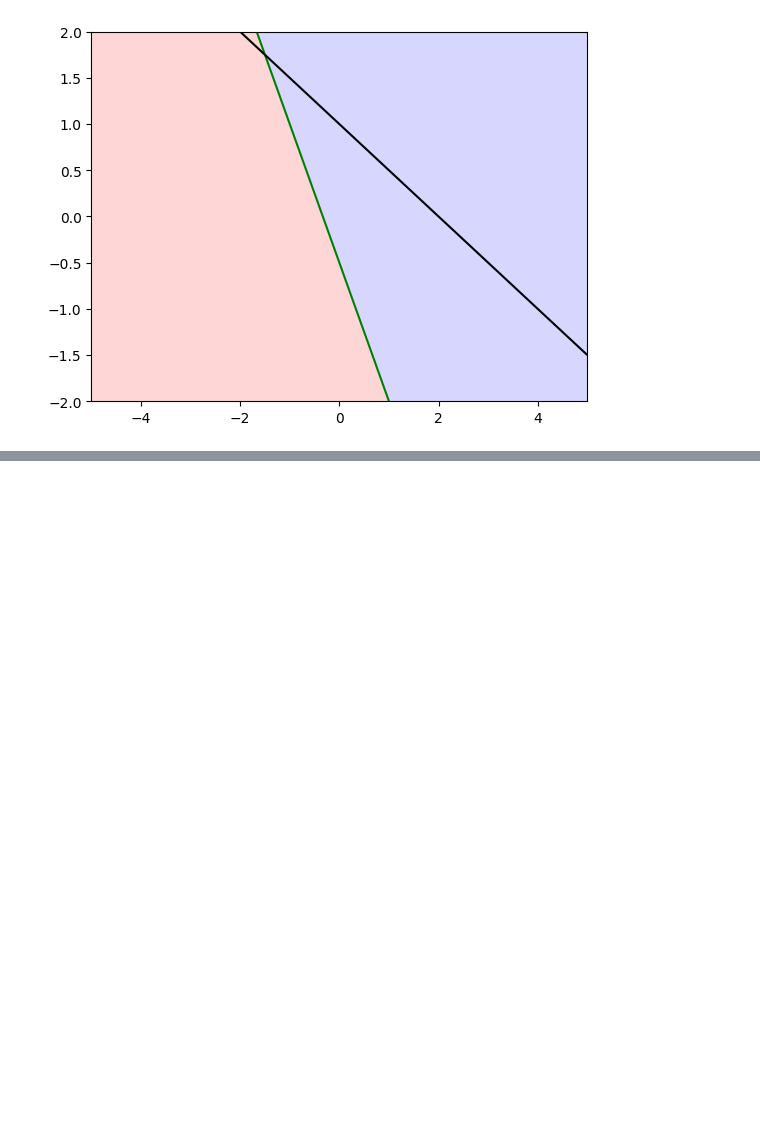
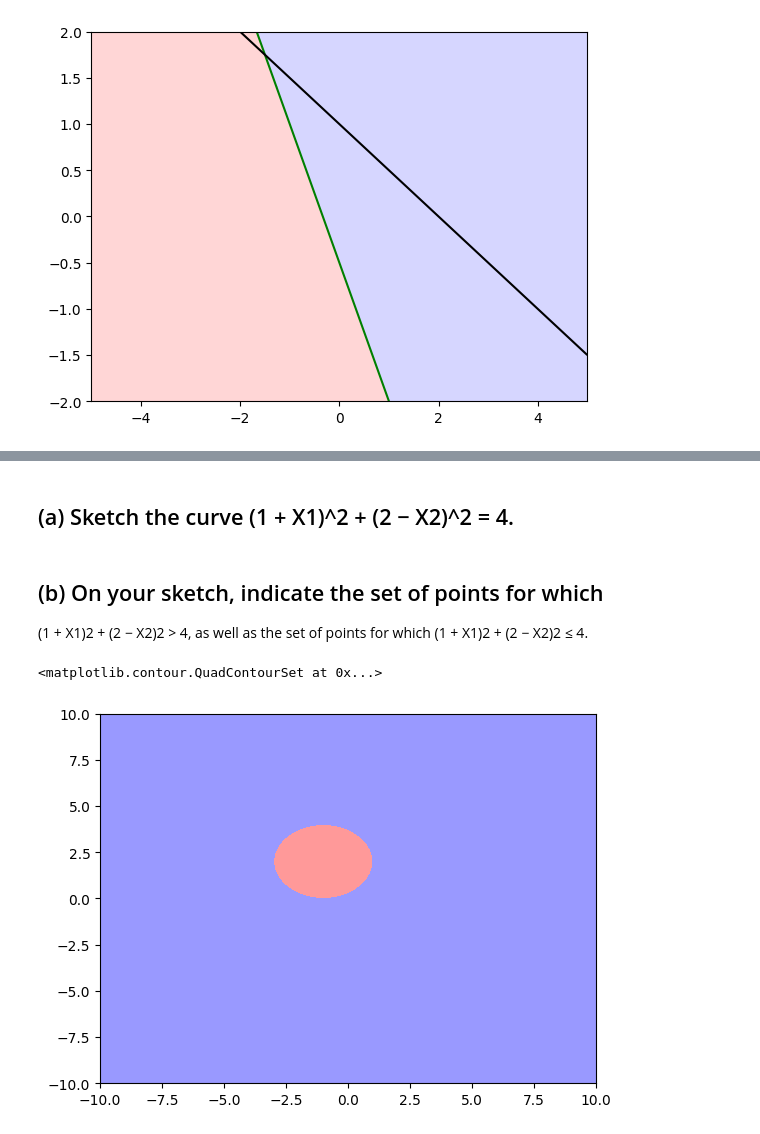
Before and after one commit to chuancao26/islp, a Jupyter notebook: exercicesSVM.ipynb, the cells around one changed output, grey strips where cells are left out. Cells and saved outputs as stored; diff of their text form; code cells hidden in the pictures; blank space fills up the shorter version.

```diff
--- a/exercicesSVM.ipynb
+++ b/exercicesSVM.ipynb
@@ -48,0 +64,23 @@ plt.show()
+# %% [markdown]
+## (a) Sketch the curve (1 + X1)^2 + (2 − X2)^2 = 4.
+# %%
+# definamos el grid de vectores
+x1 = np.linspace(-10, 10, 1000)
+x2 = np.linspace(-10, 10, 1000)
+
+xx, yy = np.meshgrid(x1, x2)
+grid = np.c_[xx.ravel(), yy.ravel()]
+
+z = (1 + grid[:, 0])**2 + (2 - grid[:, 1])**2 - 4
+z = z.reshape(xx.shape)
+# %% [markdown]
+## (b) On your sketch, indicate the set of points for which
+ (1 + X1)2 + (2 − X2)2 > 4,
+as well as the set of points for which
+(1 + X1)2 + (2 − X2)2 ≤ 4.
+# %%
+plt.contourf(xx, yy, z, levels=[z.min(), 0, z.max()],
+             colors=["#ff9999", "#9999ff"])
+# %% [output]
+<matplotlib.contour.QuadContourSet at 0x...>
+[figure, added]
```
Also changed, not shown: parts of 17 cells of this notebook.
